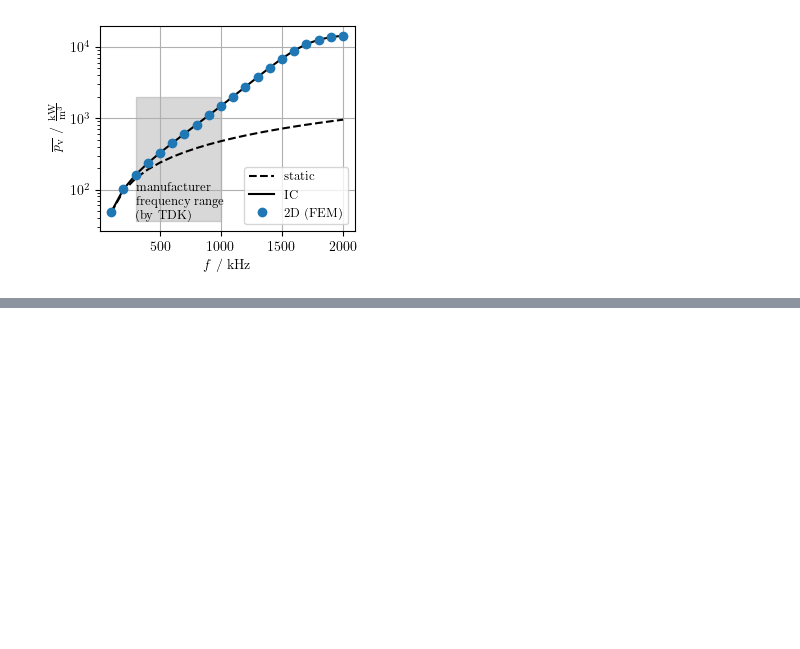
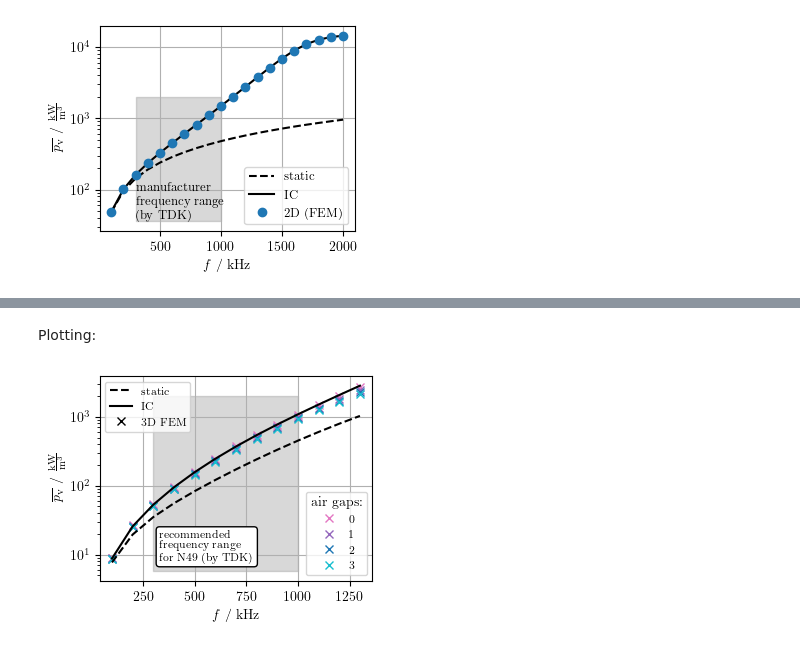
Before and after one commit to upb-lea/dimensional-performance-factor, a Jupyter notebook: dev/IC_vs_FEM.ipynb, the cells around one changed output, grey strips where cells are left out. Saved outputs shown, nothing was run; the diff lists cells and outputs as text; code cells hidden in the pictures; blank space fills up the shorter version.

```diff
--- a/dev/IC_vs_FEM.ipynb
+++ b/dev/IC_vs_FEM.ipynb
@@ -268,0 +312,55 @@ MRE (static): -56.91 %
+# %% [markdown]
+Plotting:
+# %%
+fig, ax = plt.subplots(figsize=(9*cm, 7*cm))
+comsol_color = '0.8'
+
+for index, col in enumerate(no_gaps):
+    ax.semilogy(df_3D_FEM_pv_center["f"]/1000, df_3D_FEM_pv_center[col]/1000, "x", label=f"{col}", color=colors[index])
+ax.semilogy(df_3D_FEM_pv_center["f"]/1000, df_3D_FEM_pv_center["pv_IC"]/1000, "-", color="black")
+ax.semilogy(df_3D_FEM_pv_center["f"]/1000, df_3D_FEM_pv_center["pv_static"]/1000, "--", color="black")
+
+
+# -------------------------
+# Add shaded region
+# -------------------------
+f_min_kHz = 300
+f_max_kHz = 1000
+
+y_min, y_max = ax.get_ylim()
+y_max = 2000
+ax.fill_betweenx([y_min, y_max], f_min_kHz, f_max_kHz, color='gray', alpha=0.3)
+
+ax.text(
+    f_min_kHz * 1.1,
+    y_min * 1.3,
+    "recommended\nfrequency range\nfor N49 (by TDK)",
+    ha='left', va='bottom',
+    fontsize=8, color='black',
+    bbox=dict(facecolor='white', edgecolor='k', boxstyle='round,pad=0.3')
+)
+
+
+# -------------------------
+# Final plot touches
+# -------------------------
+ax.set_xlabel(r"$f$ / kHz")
+ax.set_ylabel(r"$\overline{p_\mathrm{v}}$ / $\frac{\mathrm{kW}}{\mathrm{m}^3}$")
+
+line1 = matplotlib.lines.Line2D([0], [0], label=r"static", color='k', linestyle="--")
+line2 = matplotlib.lines.Line2D([0], [0], label=r"IC", color='k')
+line3 = matplotlib.lines.Line2D([0], [0], label=r"3D FEM", color='k', marker="x", linestyle="")
+legend1 = ax.legend(handles=[line1, line2, line3], ncol=1, loc="upper left", fontsize=8)
+
+ax.legend(ncols=1, loc="lower right", title="air gaps:", fontsize=8)
+plt.gca().add_artist(legend1)
+
+ax.grid()
+fig.align_labels()
+plt.tight_layout()
+
+plt.savefig(path2plots.joinpath("FEM_vs_IC_losses_nonlinear.pdf"))
+plt.savefig(path2plots.joinpath("FEM_vs_IC_losses_nonlinear.png"))
+plt.show()
+# %% [output]
+[figure, added]
```
Also changed, not shown: parts of 7 cells of this notebook, 1 other file.
